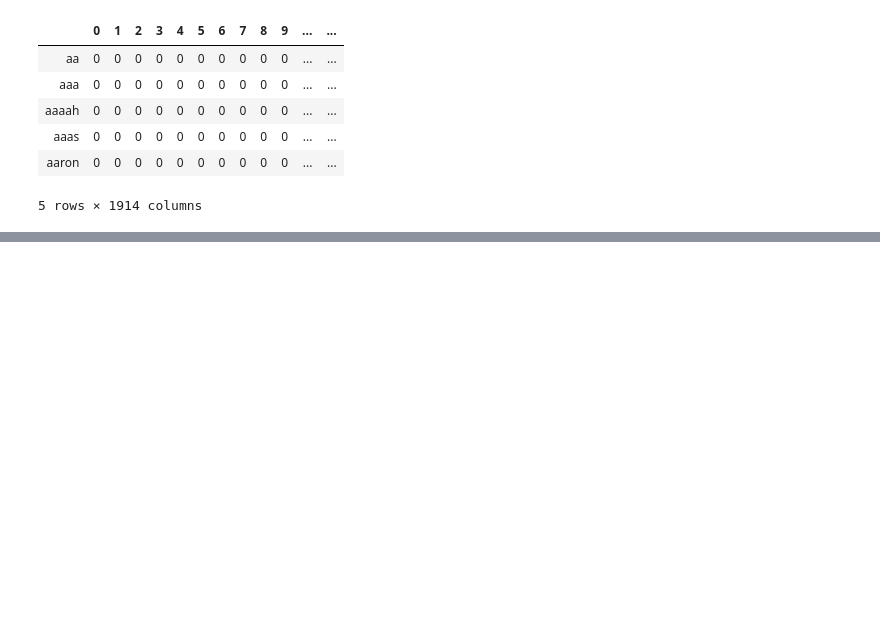
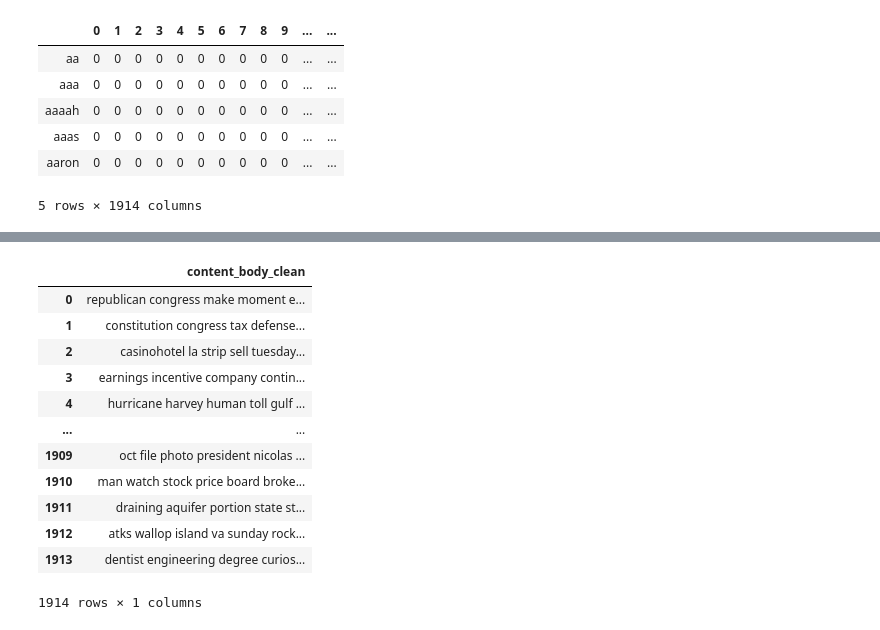
Before and after one commit to fagan2888/tweet-url-relationships, a Jupyter notebook: notebooks/Exploratory Data Analysis - Muf.ipynb, the cells around one changed output, grey strips where cells are left out. Saved outputs shown, nothing was run; the diff lists cells and outputs as text; code cells hidden in the pictures; blank space fills up the shorter version.

```diff
--- a/notebooks/Exploratory Data Analysis - Muf.ipynb
+++ b/notebooks/Exploratory Data Analysis - Muf.ipynb
@@ -119,0 +138,17 @@ id2word = dict((v, k) for k, v in cv.vocabulary_.items())
+# %%
+data_nouns = pd.DataFrame(corpus_data["content_body_clean"].apply(nouns))
+data_nouns
+# %% [output]
+|  | content_body_clean |
+| 0 | republican congress make moment e... |
+| 1 | constitution congress tax defense... |
+| 2 | casinohotel la strip sell tuesday... |
+| 3 | earnings incentive company contin... |
+| 4 | hurricane harvey human toll gulf ... |
+| ... | ... |
+| 1909 | oct file photo president nicolas ... |
+| 1910 | man watch stock price board broke... |
+| 1911 | draining aquifer portion state st... |
+| 1912 | atks wallop island va sunday rock... |
+| 1913 | dentist engineering degree curios... |
+1914 rows × 1 columns
```
Also changed, not shown: parts of 12 cells of this notebook.
